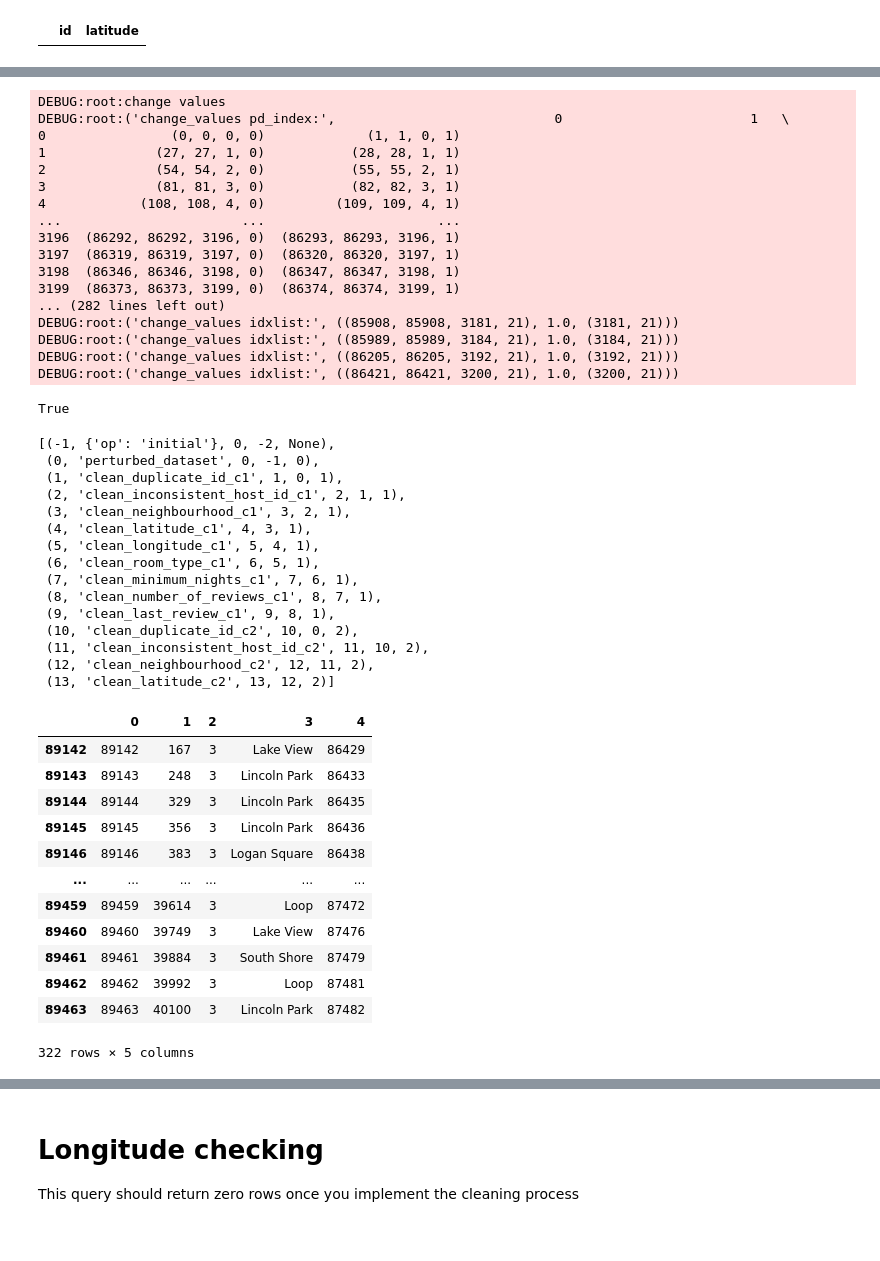
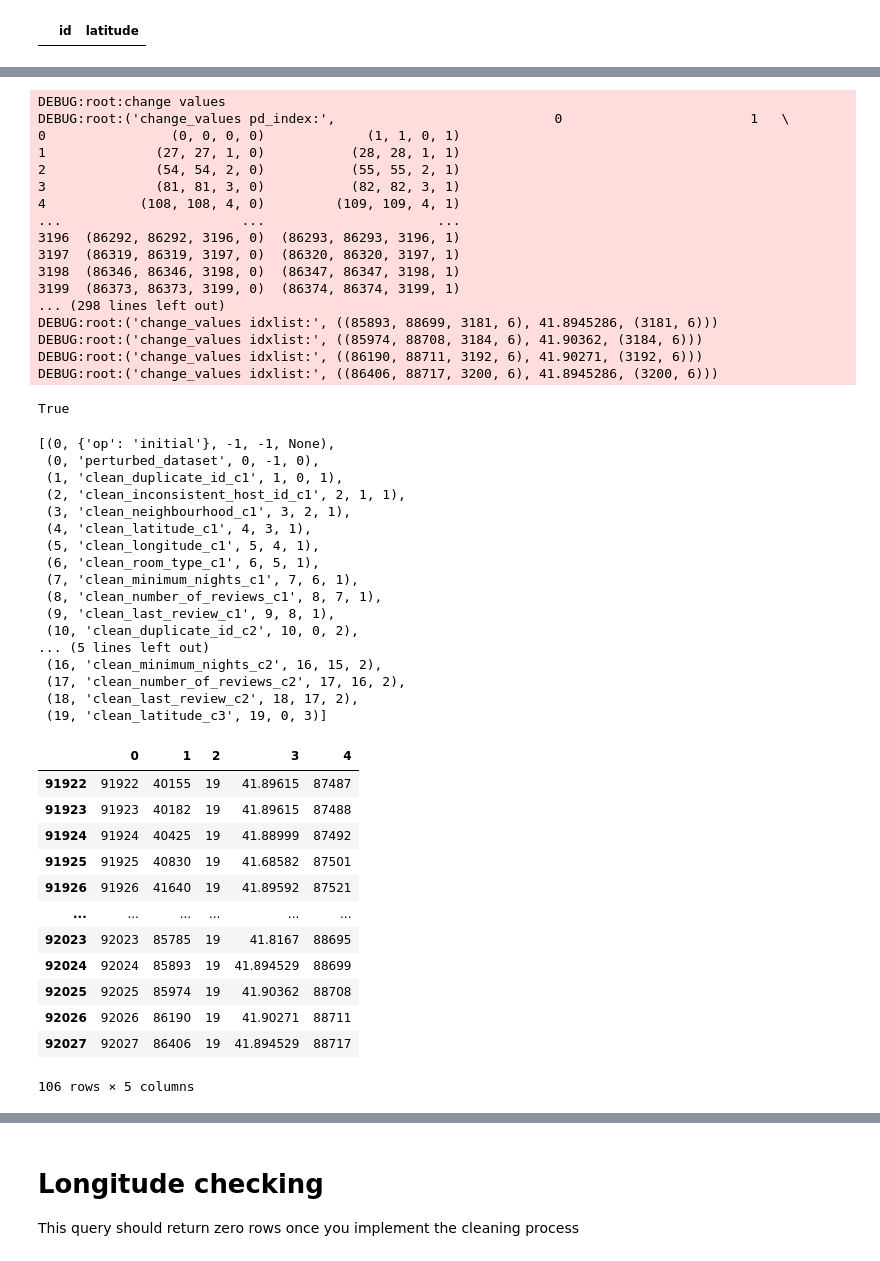
Before and after one commit to nikolausn/dissertation_demo, a Jupyter notebook: Chapter_8_Collab_Case_Study/data_cleaning_workflow_development/Airbnb-Solution-Template-DCMHarvest-C3.ipynb, the cells around one changed output, grey strips where cells are left out. Drawn from its saved outputs; the diff is of its cells as text; code cells hidden in the pictures.

```diff
--- a/Chapter_8_Collab_Case_Study/data_cleaning_workflow_development/Airbnb-Solution-Template-DCMHarvest-C3.ipynb
+++ b/Chapter_8_Collab_Case_Study/data_cleaning_workflow_development/Airbnb-Solution-Template-DCMHarvest-C3.ipynb
@@ -1035,7 +1042,7 @@ import pandas as pd
 import pickle
 
 #dcm1 = TransformDCM(None)
-with open("dcm_collab.pickle","rb") as file:
+with open("dcm_collab_c1_c2.pickle","rb") as file:
     dcm1 = pickle.load(file)
 # %%
 #dcm1.init_dataset_df(super_ori_pd)
@@ -1738,6 +1230,6 @@ room_type_flag                      0
 dtype: int64
 # %%
-dcm1.change_df(workset_before,workset_after,"clean_latitude_c2","c2")
+dcm1.change_df(workset_before,workset_after,"clean_latitude_c3","c3",0)
 # %% [output]
 DEBUG:root:change values
 DEBUG:root:('change_values pd_index:',                            0                        1   \
@@ -1751,16 +1243,16 @@ DEBUG:root:('change_values pd_index:',                            0
 3197  (86319, 86319, 3197, 0)  (86320, 86320, 3197, 1)
 3198  (86346, 86346, 3198, 0)  (86347, 86347, 3198, 1)
 3199  (86373, 86373, 3199, 0)  (86374, 86374, 3199, 1)
-... (282 lines left out)
-DEBUG:root:('change_values idxlist:', ((85908, 85908, 3181, 21), 1.0, (3181, 21)))
-DEBUG:root:('change_values idxlist:', ((85989, 85989, 3184, 21), 1.0, (3184, 21)))
-DEBUG:root:('change_values idxlist:', ((86205, 86205, 3192, 21), 1.0, (3192, 21)))
-DEBUG:root:('change_values idxlist:', ((86421, 86421, 3200, 21), 1.0, (3200, 21)))
+... (298 lines left out)
+DEBUG:root:('change_values idxlist:', ((85893, 88699, 3181, 6), 41.8945286, (3181, 6)))
+DEBUG:root:('change_values idxlist:', ((85974, 88708, 3184, 6), 41.90362, (3184, 6)))
+DEBUG:root:('change_values idxlist:', ((86190, 88711, 3192, 6), 41.90271, (3192, 6)))
+DEBUG:root:('change_values idxlist:', ((86406, 88717, 3200, 6), 41.8945286, (3200, 6)))
 True
 # %%
 dcm1.state_detail
 # %% [output]
-[(-1, {'op': 'initial'}, 0, -2, None),
+[(0, {'op': 'initial'}, -1, -1, None),
  (0, 'perturbed_dataset', 0, -1, 0),
  (1, 'clean_duplicate_id_c1', 1, 0, 1),
  (2, 'clean_inconsistent_host_id_c1', 2, 1, 1),
@@ -1772,25 +1264,27 @@ dcm1.state_detail
  (8, 'clean_number_of_reviews_c1', 8, 7, 1),
  (9, 'clean_last_review_c1', 9, 8, 1),
  (10, 'clean_duplicate_id_c2', 10, 0, 2),
- (11, 'clean_inconsistent_host_id_c2', 11, 10, 2),
- (12, 'clean_neighbourhood_c2', 12, 11, 2),
- (13, 'clean_latitude_c2', 13, 12, 2)]
+... (5 lines left out)
+ (16, 'clean_minimum_nights_c2', 16, 15, 2),
+ (17, 'clean_number_of_reviews_c2', 17, 16, 2),
+ (18, 'clean_last_review_c2', 18, 17, 2),
+ (19, 'clean_latitude_c3', 19, 0, 3)]
 # %%
 workset_before = workset_after.copy()
 # %%
 check_pd = pd.DataFrame(dcm1.cell_values)
-check_pd[check_pd[2]==3]
+check_pd[check_pd[2]==19]
 # %% [output]
 |  | 0 | 1 | 2 | 3 | 4 |
-| 89142 | 89142 | 167 | 3 | Lake View | 86429 |
-| 89143 | 89143 | 248 | 3 | Lincoln Park | 86433 |
-| 89144 | 89144 | 329 | 3 | Lincoln Park | 86435 |
-| 89145 | 89145 | 356 | 3 | Lincoln Park | 86436 |
-| 89146 | 89146 | 383 | 3 | Logan Square | 86438 |
+| 91922 | 91922 | 40155 | 19 | 41.89615 | 87487 |
+| 91923 | 91923 | 40182 | 19 | 41.89615 | 87488 |
+| 91924 | 91924 | 40425 | 19 | 41.88999 | 87492 |
+| 91925 | 91925 | 40830 | 19 | 41.68582 | 87501 |
+| 91926 | 91926 | 41640 | 19 | 41.89592 | 87521 |
 | ... | ... | ... | ... | ... | ... |
-| 89459 | 89459 | 39614 | 3 | Loop | 87472 |
-| 89460 | 89460 | 39749 | 3 | Lake View | 87476 |
-| 89461 | 89461 | 39884 | 3 | South Shore | 87479 |
-| 89462 | 89462 | 39992 | 3 | Loop | 87481 |
-| 89463 | 89463 | 40100 | 3 | Lincoln Park | 87482 |
+| 92023 | 92023 | 85785 | 19 | 41.8167 | 88695 |
+| 92024 | 92024 | 85893 | 19 | 41.894529 | 88699 |
+| 92025 | 92025 | 85974 | 19 | 41.90362 | 88708 |
+| 92026 | 92026 | 86190 | 19 | 41.90271 | 88711 |
+| 92027 | 92027 | 86406 | 19 | 41.894529 | 88717 |
-322 rows × 5 columns
+106 rows × 5 columns
```
Also changed, not shown: parts of 131 cells of this notebook, 7 other files.
